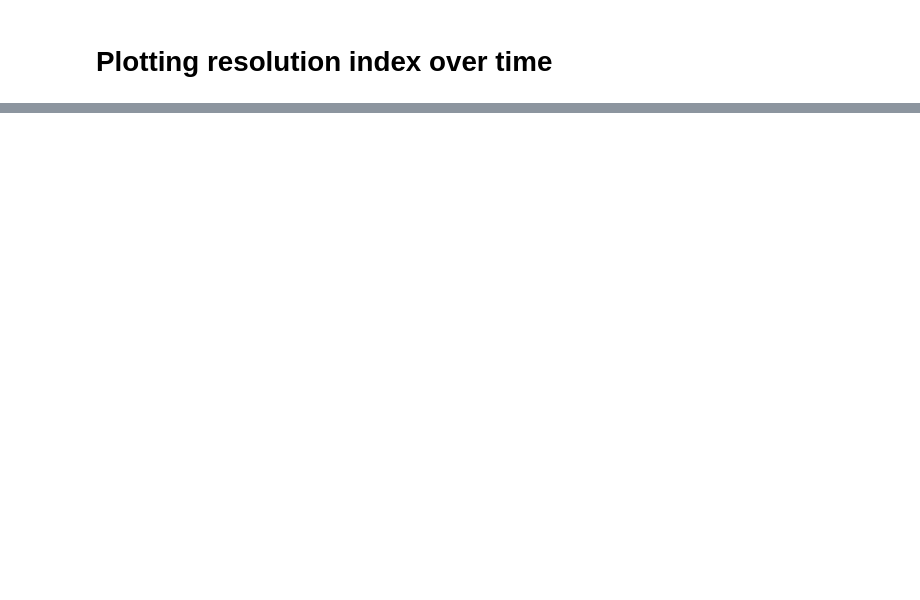
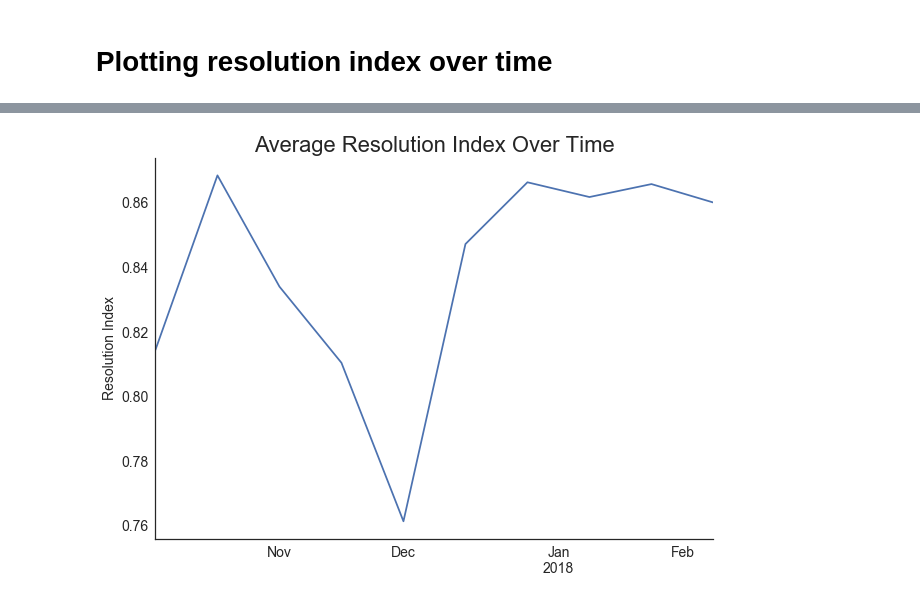
Before and after one commit to lindsayng/analysis, a Jupyter notebook: LN_resolution_index_analysis.ipynb, the cells around one changed output, grey strips where cells are left out. Cells and saved outputs as stored; diff of their text form; code cells hidden in the pictures; blank space fills up the shorter version.

```diff
--- a/LN_resolution_index_analysis.ipynb
+++ b/LN_resolution_index_analysis.ipynb
@@ -73,0 +108,3 @@ plt.savefig("C:/users/lindsayn/documents/stash/ps-metadata-analysis/figures/reso
+# %%
+ps4 = ps2[ps2['SM_QC_PF'] == 'pass']
+ps4
@@ -73,0 +131,10 @@ plt.savefig("C:/users/lindsayn/documents/stash/ps-metadata-analysis/figures/reso
+# %%
+ps5 = ps4.groupby(pd.TimeGrouper(freq="2W"))["Resolution index"].mean()
+ps5.plot(figsize=(10,7), fontsize= 14)
+plt.title("Average Resolution Index Over Time", fontsize= 22, loc = "center")
+plt.ylabel("Resolution Index", fontsize= 14)
+plt.xlabel("")
+sns.despine()
+plt.savefig("C:/users/lindsayn/documents/github/analysis/figures/qc_pass_resolution_index_over_time")
+# %% [output]
+[figure, added]
```
Also changed, not shown: parts of 5 cells of this notebook, 6 other files.
